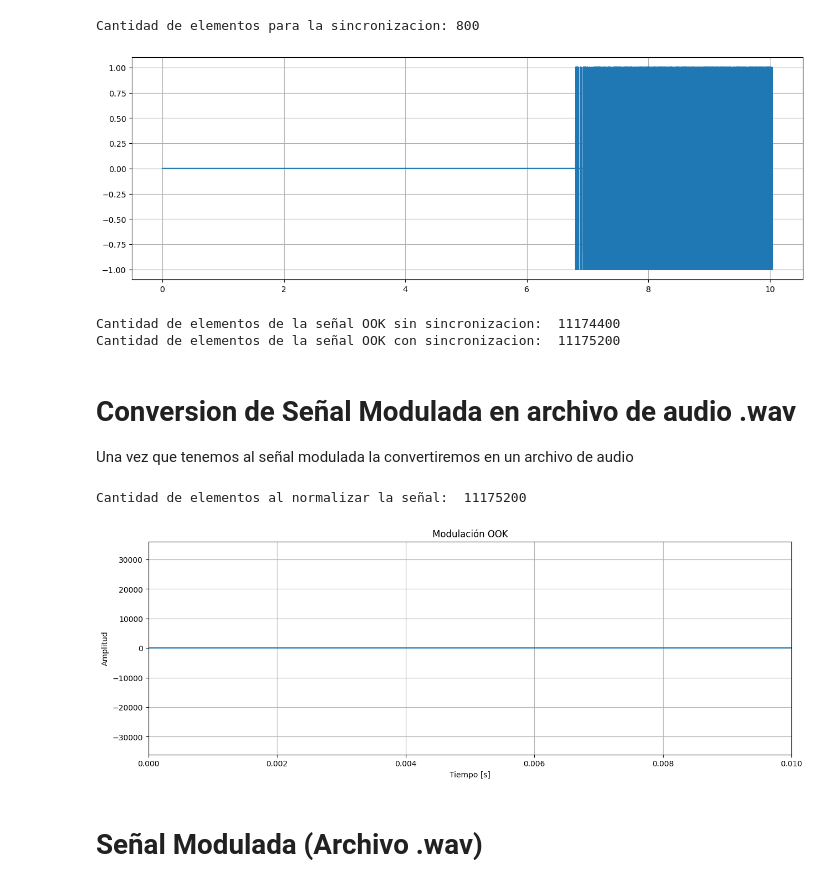
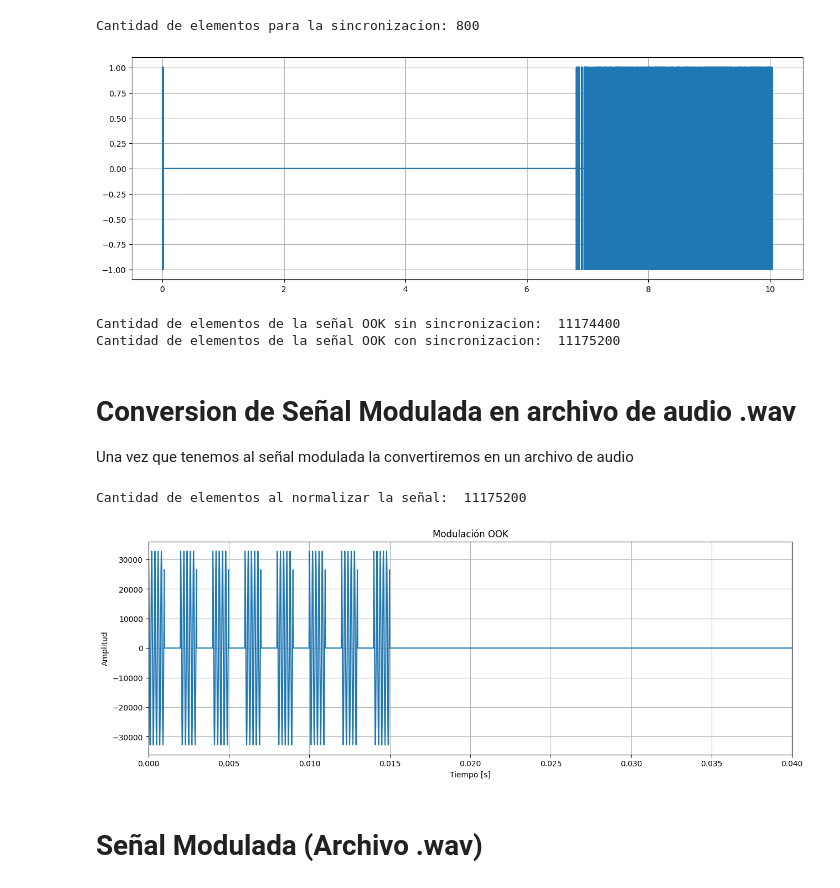
Before and after one commit to UlisesUberti/Proyecto_Seniales_Electricas, a Jupyter notebook: src/Tx_2.ipynb, the cells around one changed output. Cells and saved outputs as stored; diff of their text form; code cells hidden in the pictures.

Commit message:
Sincronizacion_Inicio

```diff
--- a/src/Tx_2.ipynb
+++ b/src/Tx_2.ipynb
@@ -330,7 +330,7 @@ Cantidad de elementos para la sincronizacion: 800
 # %%
 #Graficamos la sincronizacion como una señal OOK
 Sincronizacion_OOK = Cos_Portadora[:800]*bits_sincronizacion
-Senial_OOK_Sincronizada = np.insert(Senial_OOK,2000000,Sincronizacion_OOK)
+Senial_OOK_Sincronizada = np.insert(Senial_OOK,0,Sincronizacion_OOK)
 plt.figure(figsize=(15,5))
 plt.plot(t_moduladora[0:501800],Senial_OOK_Sincronizada[0:501800])
 plt.grid(True)
@@ -340,7 +340,7 @@ plt.show()
 print("Cantidad de elementos de la señal OOK sin sincronizacion: ",len(Senial_OOK))
 print("Cantidad de elementos de la señal OOK con sincronizacion: ",len(Senial_OOK_Sincronizada))
 # %% [output]
-[figure, old version]
+[figure, new version]
 Cantidad de elementos de la señal OOK sin sincronizacion:  11174400
 Cantidad de elementos de la señal OOK con sincronizacion:  11175200
 # %% [markdown]
@@ -349,22 +349,22 @@ Una vez que tenemos al señal modulada la convertiremos en un archivo de audio
 # %%
 # Convertimos a int16 por ser el tipo de datos que soporta el .wav
 Senial_OOK_Normalizada = Senial_OOK_Sincronizada * 32767
 Senial_OOK_int16 = Senial_OOK_Normalizada.astype(np.int16)
 print("Cantidad de elementos al normalizar la señal: ",len(Senial_OOK_int16))
 t_OOK=np.arange(len(Senial_OOK_Sincronizada))/fs_moduladora
 
 #Graficamos la señal normalizada
 plt.figure(figsize=(15,5))
 plt.plot(t_OOK, Senial_OOK_int16)
 plt.grid(True)
 plt.title("Modulación OOK")
 plt.xlabel("Tiempo [s]")
 plt.ylabel("Amplitud")
-plt.xlim(0,0.01)
+plt.xlim(0,0.04)
 plt.show()
 # %% [output]
 Cantidad de elementos al normalizar la señal:  11175200
-[figure, old version]
+[figure, new version]
 # %%
 wavfile.write('Senial_OOK_1000_Sincronizada.wav',fs_moduladora,Senial_OOK_int16)
 # %% [markdown]
```
